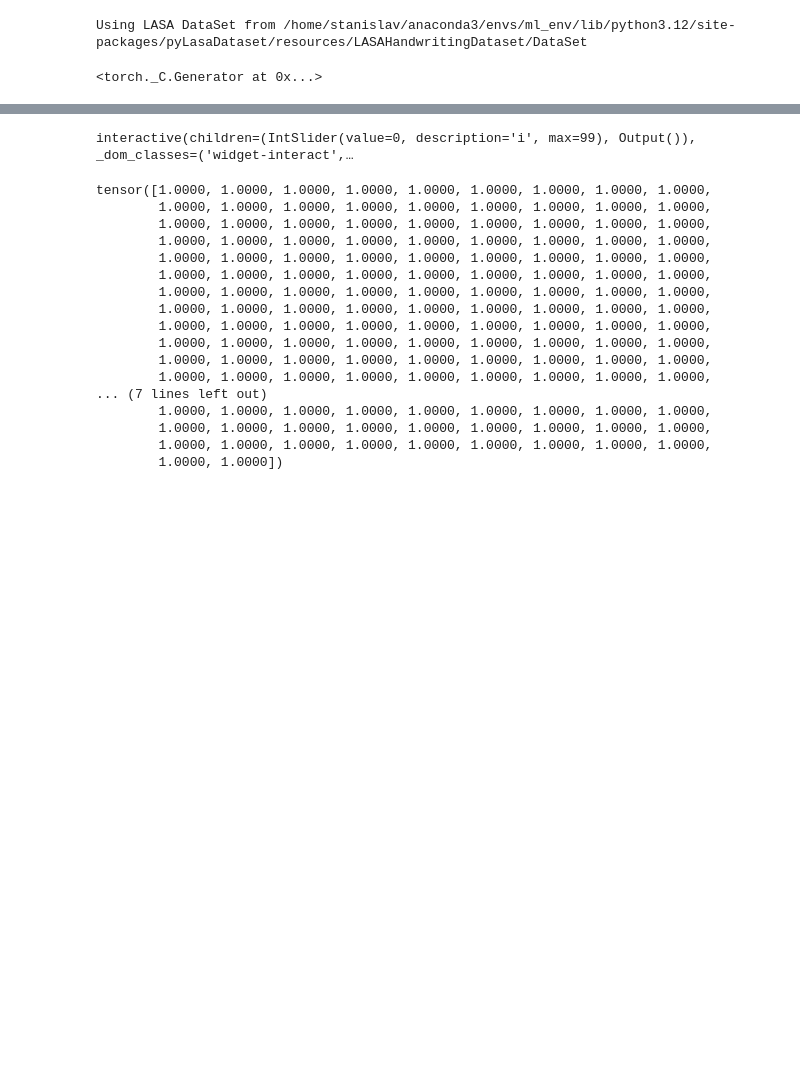
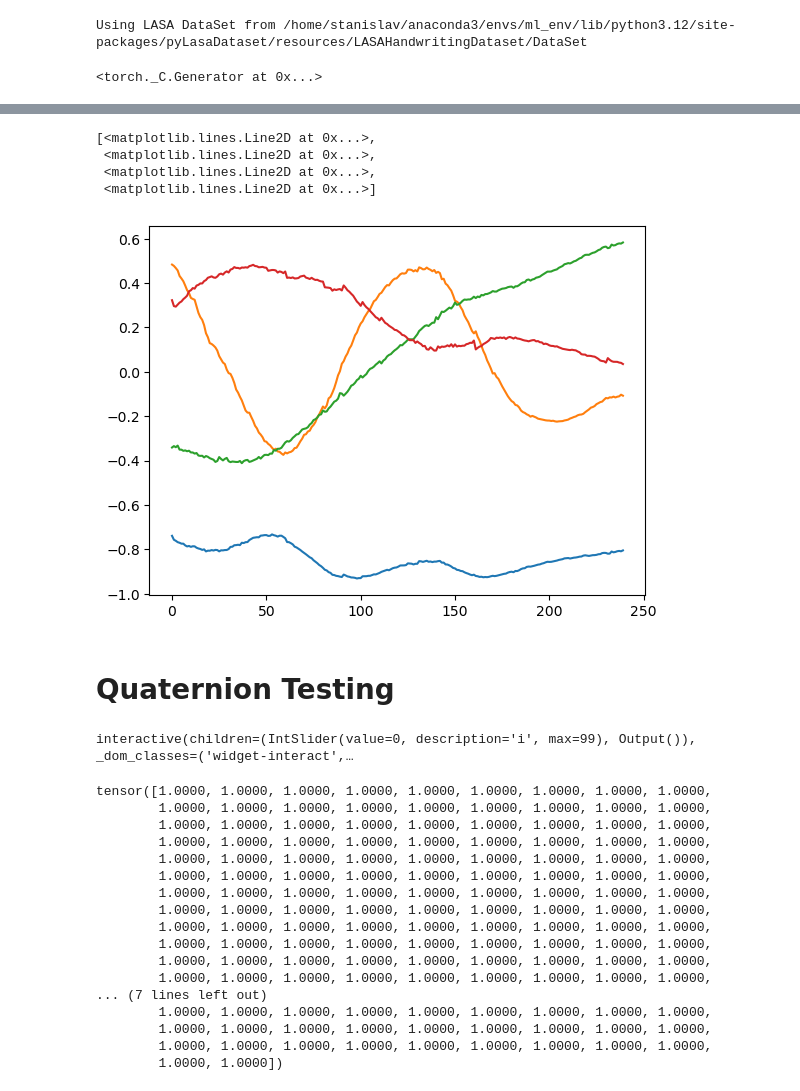
Before and after one commit to Stanpie3/Geometric-Flow-Matching, a Jupyter notebook: quarenion.ipynb, the cells around one changed output, grey strips where cells are left out. Drawn from its saved outputs; the diff is of its cells as text; code cells hidden in the pictures; blank space fills up the shorter version.

```diff
--- a/quarenion.ipynb
+++ b/quarenion.ipynb
@@ -136,3 +300,13 @@ torch.Size([1, 200, 9])
+# %%
+plt.plot(infered['Sine']['results'][0][:240])
+# %% [output]
+[<matplotlib.lines.Line2D at 0x...>,
+ <matplotlib.lines.Line2D at 0x...>,
+ <matplotlib.lines.Line2D at 0x...>,
+ <matplotlib.lines.Line2D at 0x...>]
+[figure, added]
+# %% [markdown]
+# Quaternion Testing
 # %%
 import numpy as np
 import matplotlib.pyplot as plt
```
Also changed, not shown: parts of 18 cells of this notebook, 12 other files.
